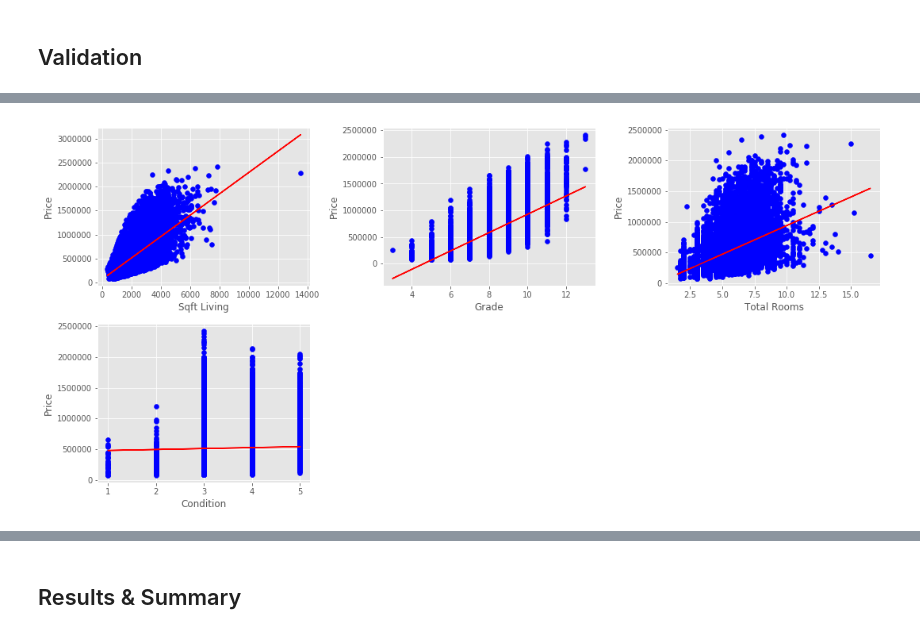
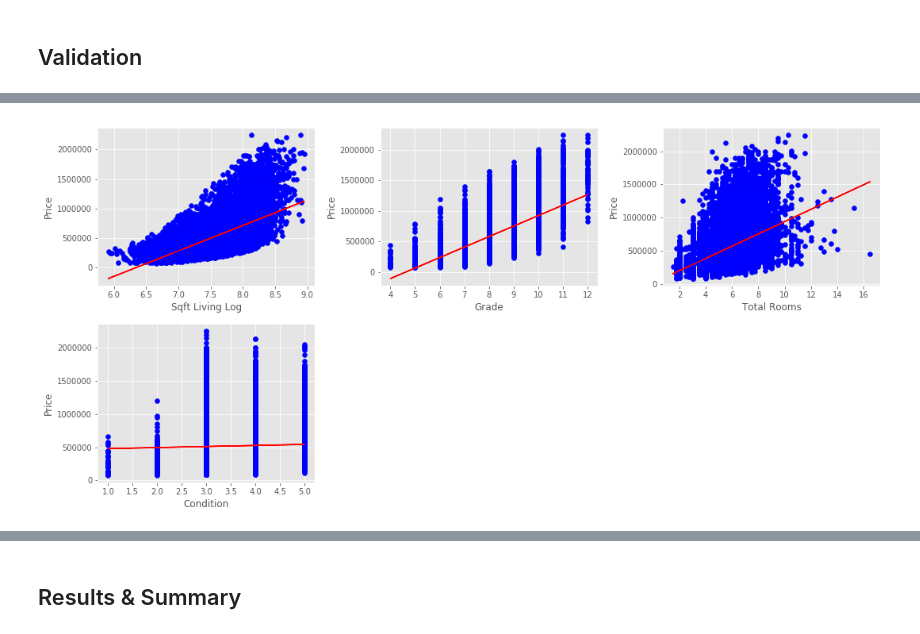
Before and after one commit to Atksmith88/Mod-1-Project, a Jupyter notebook: student.ipynb, the cells around one changed output, grey strips where cells are left out. Saved outputs shown, nothing was run; the diff lists cells and outputs as text; code cells hidden in the pictures.

```diff
--- a/student.ipynb
+++ b/student.ipynb
@@ -573,3 +579,8 @@ df_trimmed2.iloc[149:153]
+# %%
+# Removing outliers from sqft_living and grade
+df_trimmed2 = df_trimmed2.loc[df_trimmed2['sqft_living_log'] < 9.3]
+df_trimmed2 = df_trimmed2.loc[df_trimmed2['grade'] >= 4]
+df_trimmed2 = df_trimmed2.loc[df_trimmed2['grade'] <= 12]
 # %%
 # Experiment #6
 variable_features = ['sqft_living_log', 'condition',
@@ -646,6 +657,6 @@ cv.std()
 # %%
-variable_features = ['sqft_living', 'grade',
+variable_features = ['sqft_living_log', 'grade',
                     'total_rooms', 'condition']
 make_reg_graph(df = df_trimmed2, columns = variable_features, figsize = (15, 10))
 # %% [output]
-[figure, old version]
+[figure, new version]
```
Also changed, not shown: parts of 16 cells of this notebook, 2 other files.
